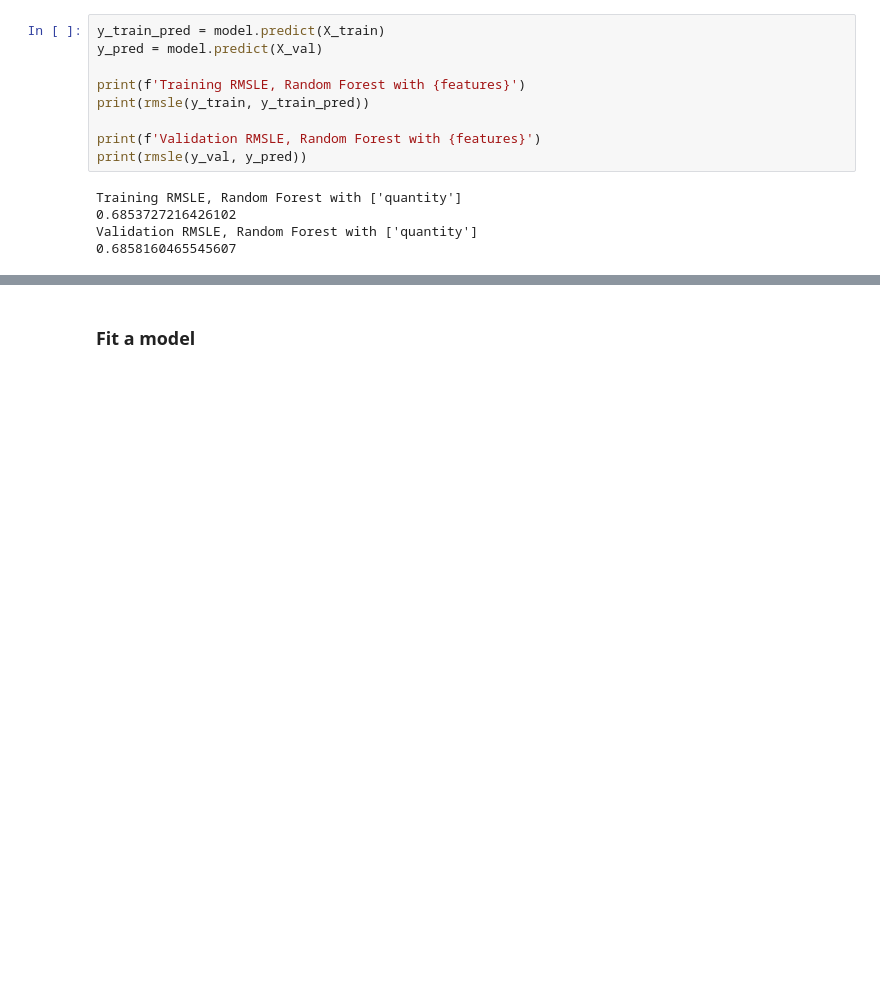
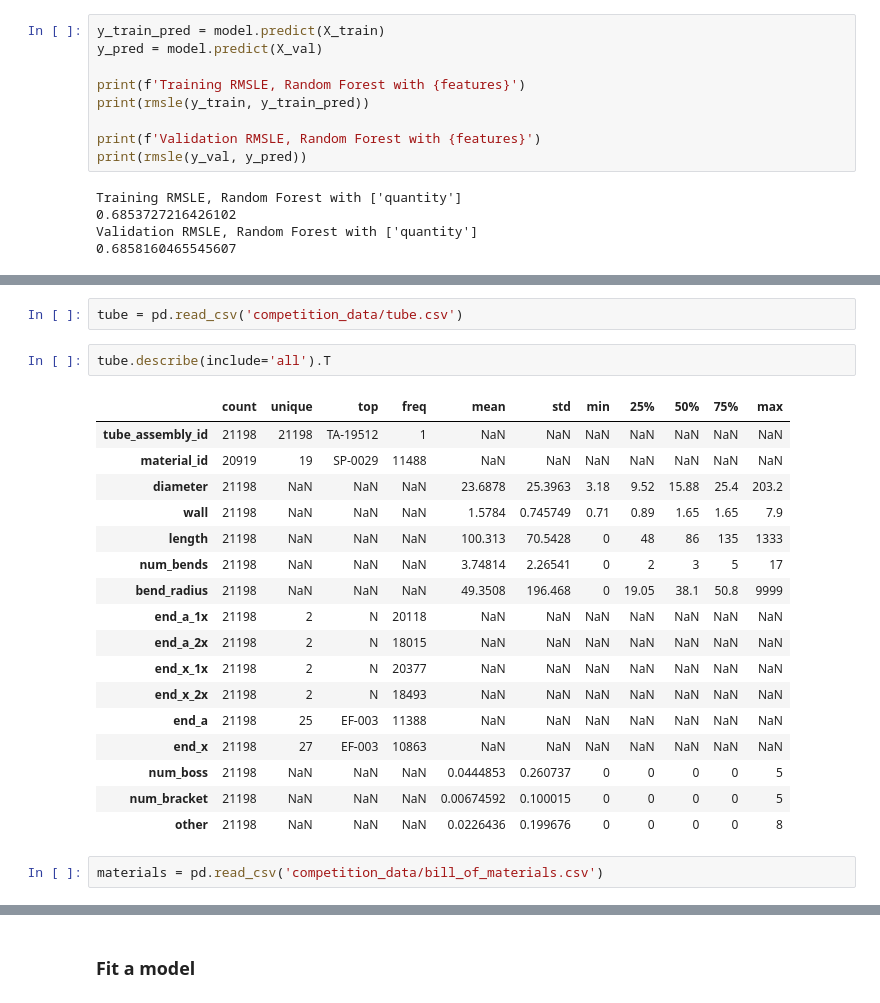
Before and after one commit to LambdaSchool/DEPRECATED-DS-Unit-2-Applied-Modeling, a Jupyter notebook: module1-log-linear-regression/Log-Linear Regression Assignment Notebook.ipynb, the cells around one changed output, grey strips where cells are left out. Drawn from its saved outputs; the diff is of its cells as text; blank space fills up the shorter version.

```diff
--- a/module1-log-linear-regression/Log-Linear Regression Assignment Notebook.ipynb
+++ b/module1-log-linear-regression/Log-Linear Regression Assignment Notebook.ipynb
@@ -282,0 +306,24 @@ Validation RMSLE, Random Forest with ['quantity']
+# %%
+tube = pd.read_csv('competition_data/tube.csv')
+# %%
+tube.describe(include='all').T
+# %% [output]
+|  | count | unique | top | freq | mean | std | min | 25% | 50% | 75% | max |
+| tube_assembly_id | 21198 | 21198 | TA-19512 | 1 | NaN | NaN | NaN | NaN | NaN | NaN | NaN |
+| material_id | 20919 | 19 | SP-0029 | 11488 | NaN | NaN | NaN | NaN | NaN | NaN | NaN |
+| diameter | 21198 | NaN | NaN | NaN | 23.6878 | 25.3963 | 3.18 | 9.52 | 15.88 | 25.4 | 203.2 |
+| wall | 21198 | NaN | NaN | NaN | 1.5784 | 0.745749 | 0.71 | 0.89 | 1.65 | 1.65 | 7.9 |
+| length | 21198 | NaN | NaN | NaN | 100.313 | 70.5428 | 0 | 48 | 86 | 135 | 1333 |
+| num_bends | 21198 | NaN | NaN | NaN | 3.74814 | 2.26541 | 0 | 2 | 3 | 5 | 17 |
+| bend_radius | 21198 | NaN | NaN | NaN | 49.3508 | 196.468 | 0 | 19.05 | 38.1 | 50.8 | 9999 |
+| end_a_1x | 21198 | 2 | N | 20118 | NaN | NaN | NaN | NaN | NaN | NaN | NaN |
+| end_a_2x | 21198 | 2 | N | 18015 | NaN | NaN | NaN | NaN | NaN | NaN | NaN |
+| end_x_1x | 21198 | 2 | N | 20377 | NaN | NaN | NaN | NaN | NaN | NaN | NaN |
+| end_x_2x | 21198 | 2 | N | 18493 | NaN | NaN | NaN | NaN | NaN | NaN | NaN |
+| end_a | 21198 | 25 | EF-003 | 11388 | NaN | NaN | NaN | NaN | NaN | NaN | NaN |
+| end_x | 21198 | 27 | EF-003 | 10863 | NaN | NaN | NaN | NaN | NaN | NaN | NaN |
+| num_boss | 21198 | NaN | NaN | NaN | 0.0444853 | 0.260737 | 0 | 0 | 0 | 0 | 5 |
+| num_bracket | 21198 | NaN | NaN | NaN | 0.00674592 | 0.100015 | 0 | 0 | 0 | 0 | 5 |
+| other | 21198 | NaN | NaN | NaN | 0.0226436 | 0.199676 | 0 | 0 | 0 | 0 | 8 |
+# %%
+materials = pd.read_csv('competition_data/bill_of_materials.csv')
```
Also changed, not shown: parts of 21 cells of this notebook.
